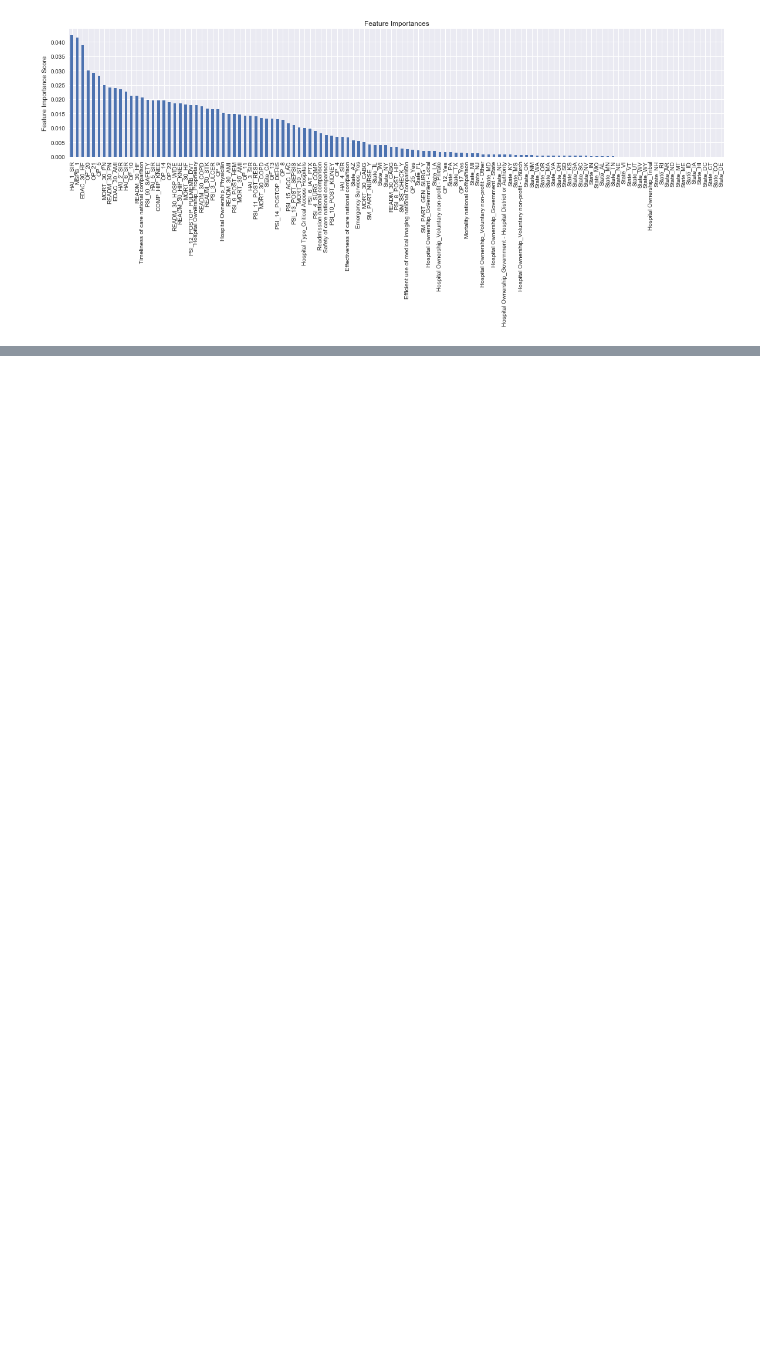
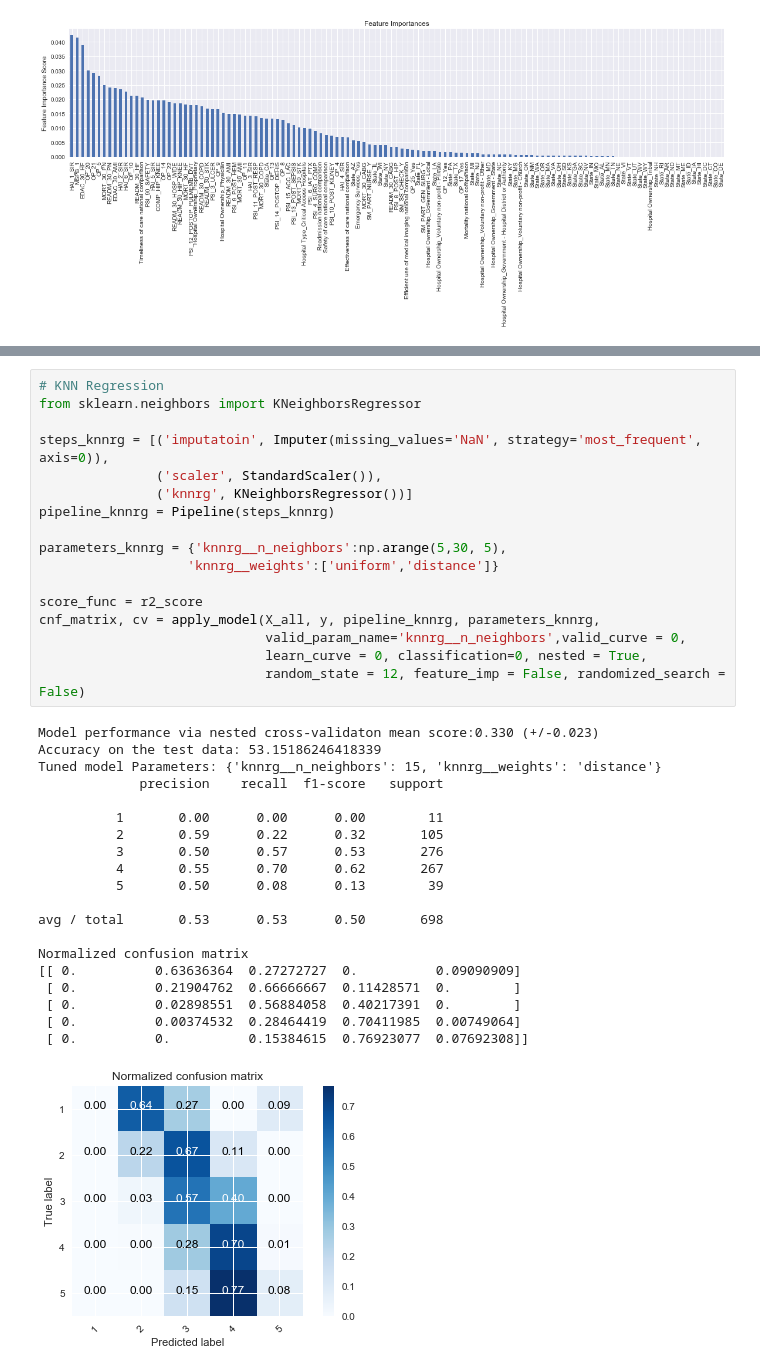
Before and after one commit to hmirzaee/Springboard, a Jupyter notebook: Capstone_1/Modeling/predictive_modeling.ipynb, the cells around one changed output, grey strips where cells are left out. Saved outputs shown, nothing was run; the diff lists cells and outputs as text; blank space fills up the shorter version.

```diff
--- a/Capstone_1/Modeling/predictive_modeling.ipynb
+++ b/Capstone_1/Modeling/predictive_modeling.ipynb
@@ -1373,0 +1312,38 @@ df_hospital.info()
+# %%
+# KNN Regression
+from sklearn.neighbors import KNeighborsRegressor
+
+steps_knnrg = [('imputatoin', Imputer(missing_values='NaN', strategy='most_frequent', axis=0)),
+               ('scaler', StandardScaler()),
+               ('knnrg', KNeighborsRegressor())]
+pipeline_knnrg = Pipeline(steps_knnrg)
+
+parameters_knnrg = {'knnrg__n_neighbors':np.arange(5,30, 5),
+                   'knnrg__weights':['uniform','distance']}
+
+score_func = r2_score
+cnf_matrix, cv = apply_model(X_all, y, pipeline_knnrg, parameters_knnrg,
+                             valid_param_name='knnrg__n_neighbors',valid_curve = 0,
+                             learn_curve = 0, classification=0, nested = True,
+                             random_state = 12, feature_imp = False, randomized_search = False)
+# %% [output]
+Model performance via nested cross-validaton mean score:0.330 (+/-0.023)
+Accuracy on the test data: 53.15186246418339
+Tuned model Parameters: {'knnrg__n_neighbors': 15, 'knnrg__weights': 'distance'}
+             precision    recall  f1-score   support
+
+          1       0.00      0.00      0.00        11
+          2       0.59      0.22      0.32       105
+          3       0.50      0.57      0.53       276
+          4       0.55      0.70      0.62       267
+          5       0.50      0.08      0.13        39
+
+avg / total       0.53      0.53      0.50       698
+
+Normalized confusion matrix
+[[ 0.          0.63636364  0.27272727  0.          0.09090909]
+ [ 0.          0.21904762  0.66666667  0.11428571  0.        ]
+ [ 0.          0.02898551  0.56884058  0.40217391  0.        ]
+ [ 0.          0.00374532  0.28464419  0.70411985  0.00749064]
+ [ 0.          0.          0.15384615  0.76923077  0.07692308]]
+[figure, added]
```
Also changed, not shown: parts of 57 cells of this notebook.
